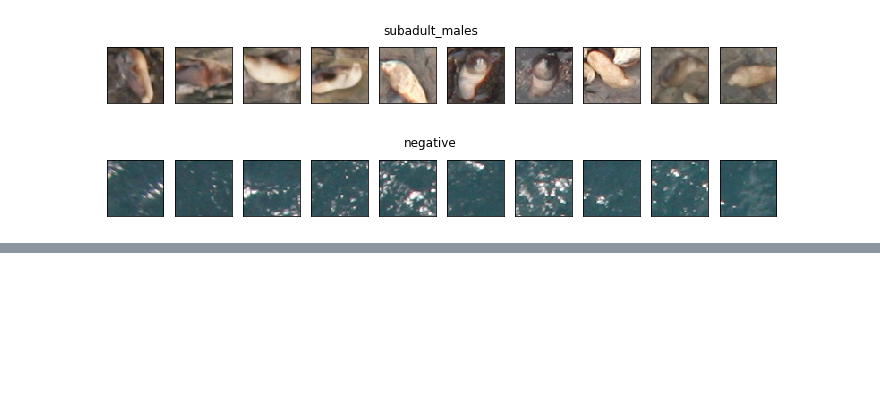
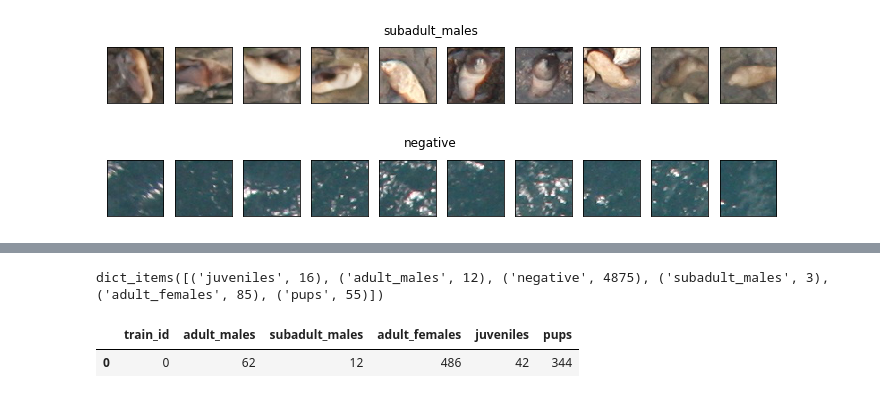
Before and after one commit to davisincubator/seal_the_deal, a Jupyter notebook: notebooks/amp_2.0_trying_out_keras_and_blob_detection.ipynb, the cells around one changed output, grey strips where cells are left out. Drawn from its saved outputs; the diff is of its cells as text; code cells hidden in the pictures; blank space fills up the shorter version.

```diff
--- a/notebooks/amp_2.0_trying_out_keras_and_blob_detection.ipynb
+++ b/notebooks/amp_2.0_trying_out_keras_and_blob_detection.ipynb
@@ -184,0 +212,10 @@ model.compile(loss='categorical_crossentropy',optimizer='adam',metrics=['accurac
+# %%
+print(Counter(y_predicted).items())
+# %% [output]
+dict_items([('juveniles', 16), ('adult_males', 12), ('negative', 4875), ('subadult_males', 3), ('adult_females', 85), ('pups', 55)])
+# %%
+reference = pd.read_csv(my_dir + "/Train/"  + 'train.csv')
+reference.iloc[:1]
+# %% [output]
+|  | train_id | adult_males | subadult_males | adult_females | juveniles | pups |
+| 0 | 0 | 62 | 12 | 486 | 42 | 344 |
```
Also changed, not shown: parts of 5 cells of this notebook.
